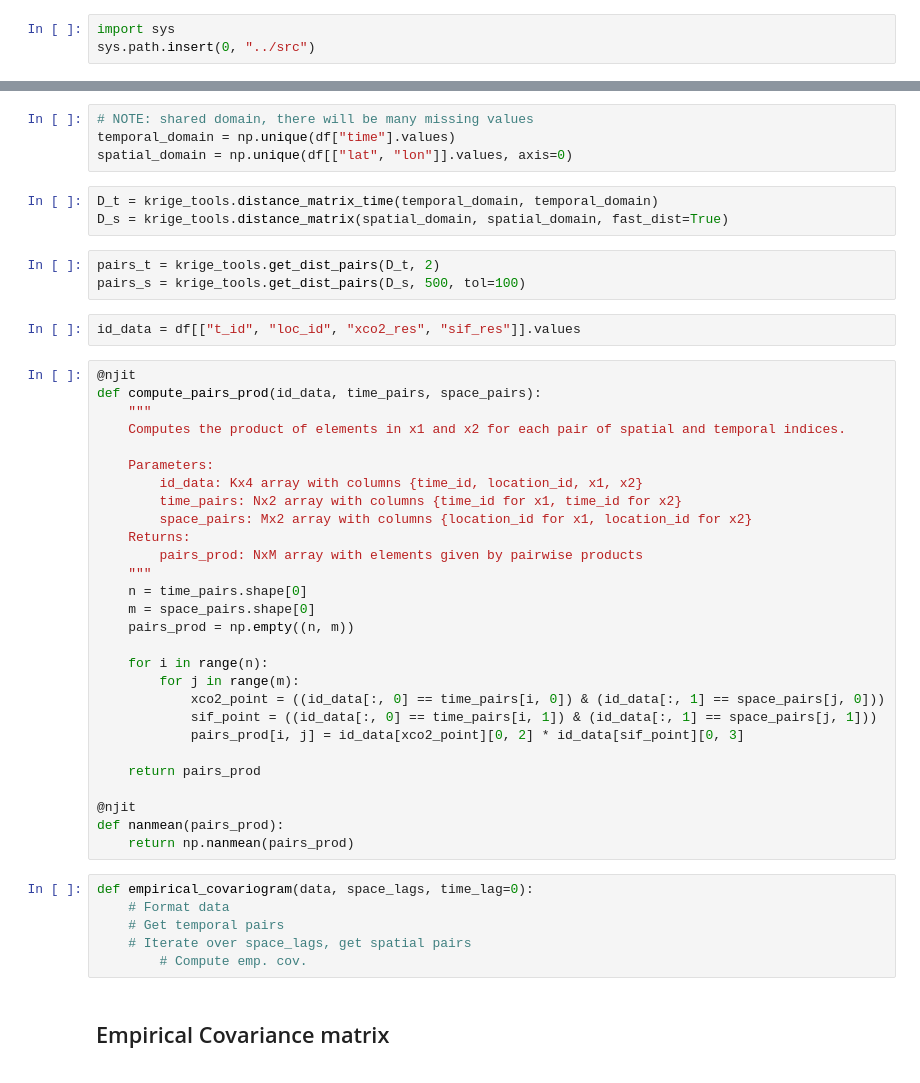
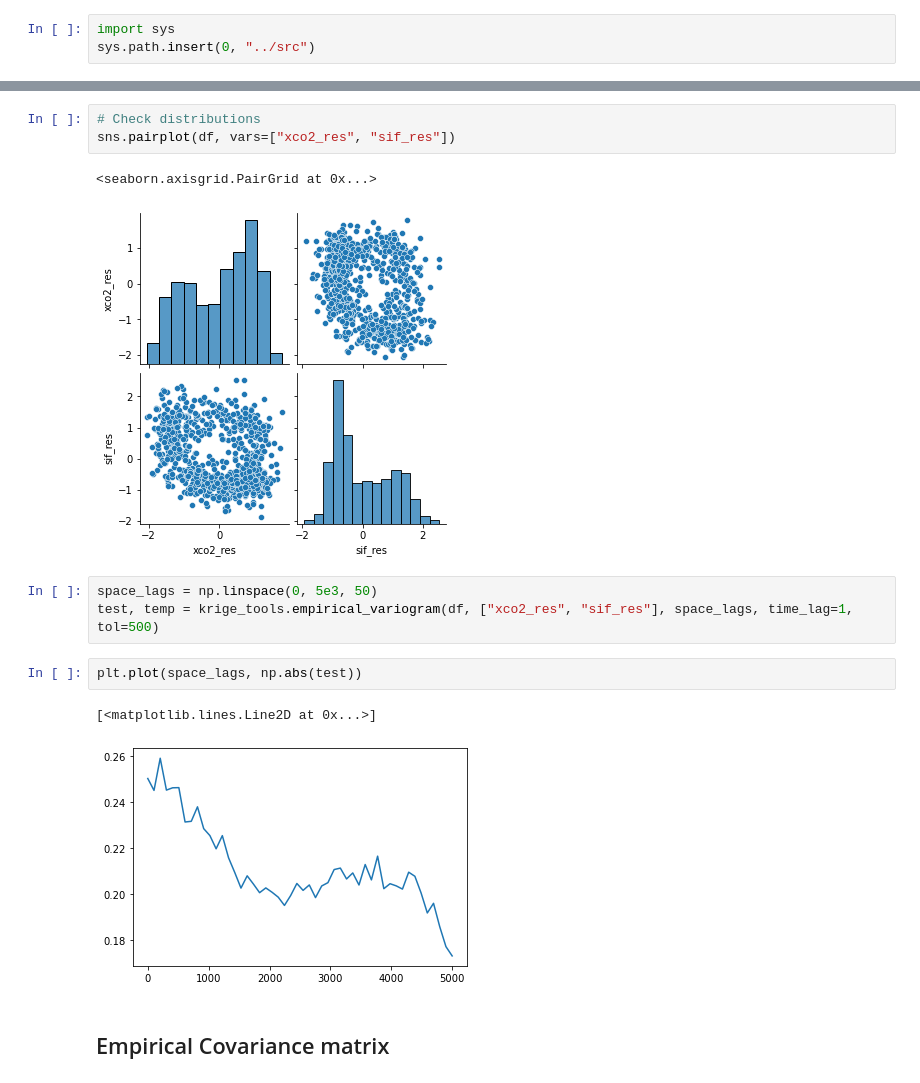
Before and after one commit to 91Mrwu/sif-xco2-cokriging, a Jupyter notebook: research/empirical_cross_cov.ipynb, the cells around one changed output, grey strips where cells are left out. Drawn from its saved outputs; the diff is of its cells as text.

Commit message:
Empirical cross variogram and covariogram

```diff
--- a/research/empirical_cross_cov.ipynb
+++ b/research/empirical_cross_cov.ipynb
@@ -32,49 +43,17 @@ df.head()
-# %%
-# NOTE: shared domain, there will be many missing values
-temporal_domain = np.unique(df["time"].values)
-spatial_domain = np.unique(df[["lat", "lon"]].values, axis=0)
-# %%
-D_t = krige_tools.distance_matrix_time(temporal_domain, temporal_domain)
-D_s = krige_tools.distance_matrix(spatial_domain, spatial_domain, fast_dist=True)
-# %%
-pairs_t = krige_tools.get_dist_pairs(D_t, 2)
-pairs_s = krige_tools.get_dist_pairs(D_s, 500, tol=100)
-# %%
-id_data = df[["t_id", "loc_id", "xco2_res", "sif_res"]].values
-# %%
-@njit
-def compute_pairs_prod(id_data, time_pairs, space_pairs):
-    """
-    Computes the product of elements in x1 and x2 for each pair of spatial and temporal indices.
-
-    Parameters:
-        id_data: Kx4 array with columns {time_id, location_id, x1, x2}
-        time_pairs: Nx2 array with columns {time_id for x1, time_id for x2}
-        space_pairs: Mx2 array with columns {location_id for x1, location_id for x2}
-    Returns:
-        pairs_prod: NxM array with elements given by pairwise products
-    """
-    n = time_pairs.shape[0]
-    m = space_pairs.shape[0]
-    pairs_prod = np.empty((n, m))
-
-    for i in range(n):
-        for j in range(m):
-            xco2_point = ((id_data[:, 0] == time_pairs[i, 0]) & (id_data[:, 1] == space_pairs[j, 0]))
-            sif_point = ((id_data[:, 0] == time_pairs[i, 1]) & (id_data[:, 1] == space_pairs[j, 1]))
-            pairs_prod[i, j] = id_data[xco2_point][0, 2] * id_data[sif_point][0, 3]
-
-    return pairs_prod
-
-@njit
-def nanmean(pairs_prod):
-    return np.nanmean(pairs_prod)
-# %%
-def empirical_covariogram(data, space_lags, time_lag=0):
-    # Format data
-    # Get temporal pairs
-    # Iterate over space_lags, get spatial pairs
-        # Compute emp. cov.
+# %%
+# Check distributions
+sns.pairplot(df, vars=["xco2_res", "sif_res"])
+# %% [output]
+<seaborn.axisgrid.PairGrid at 0x...>
+[figure, added]
+# %%
+space_lags = np.linspace(0, 5e3, 50)
+test, temp = krige_tools.empirical_variogram(df, ["xco2_res", "sif_res"], space_lags, time_lag=1, tol=500)
+# %%
+plt.plot(space_lags, np.abs(test))
+# %% [output]
+[<matplotlib.lines.Line2D at 0x...>]
+[figure, added]
 # %% [markdown]
 ## Empirical Covariance matrix
 # %%
```
Also changed, not shown: parts of 3 cells of this notebook, 3 other files.
